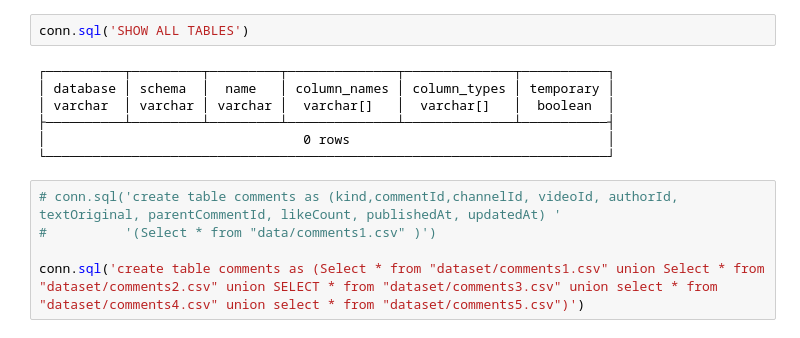
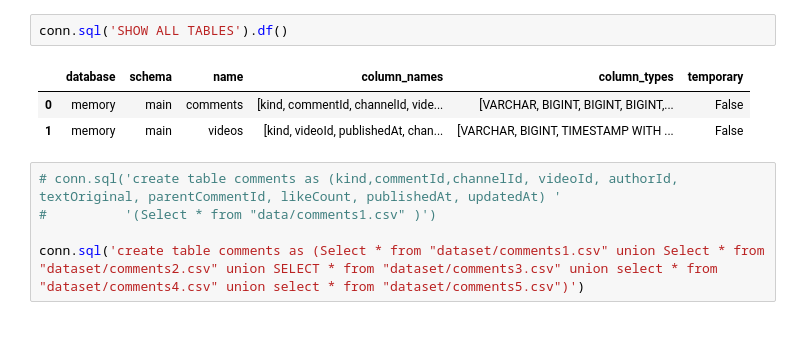
Before and after one commit to SALeeWenLing/loreal_datathon, a Jupyter notebook: duck.ipynb, the cells around one changed output. Saved outputs shown, nothing was run; the diff lists cells and outputs as text.

```diff
--- a/duck.ipynb
+++ b/duck.ipynb
@@ -20,14 +18,11 @@ Connection info needed in SQLAlchemy format, example:
                postgresql://username:password@hostname/dbname
                or an existing connection: dict_keys([])
 # %%
-conn.sql('SHOW ALL TABLES')
+conn.sql('SHOW ALL TABLES').df()
 # %% [output]
-┌──────────┬─────────┬─────────┬──────────────┬──────────────┬───────────┐
-│ database │ schema  │  name   │ column_names │ column_types │ temporary │
-│ varchar  │ varchar │ varchar │  varchar[]   │  varchar[]   │  boolean  │
-├──────────┴─────────┴─────────┴──────────────┴──────────────┴───────────┤
-│                                 0 rows                                 │
-└────────────────────────────────────────────────────────────────────────┘
+|  | database | schema | name | column_names | column_types | temporary |
+| 0 | memory | main | comments | [kind, commentId, channelId, vide... | [VARCHAR, BIGINT, BIGINT, BIGINT,... | False |
+| 1 | memory | main | videos | [kind, videoId, publishedAt, chan... | [VARCHAR, BIGINT, TIMESTAMP WITH ... | False |
 # %%
 # conn.sql('create table comments as (kind,commentId,channelId, videoId, authorId, textOriginal, parentCommentId, likeCount, publishedAt, updatedAt) '
 #          '(Select * from "data/comments1.csv" )')
```
Also changed, not shown: parts of 9 cells of this notebook.
